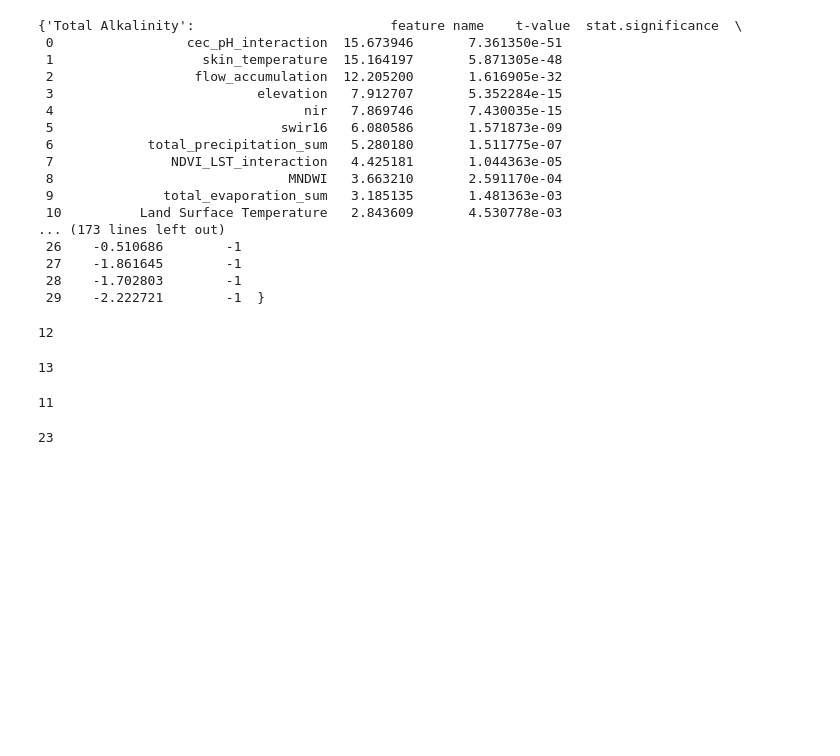
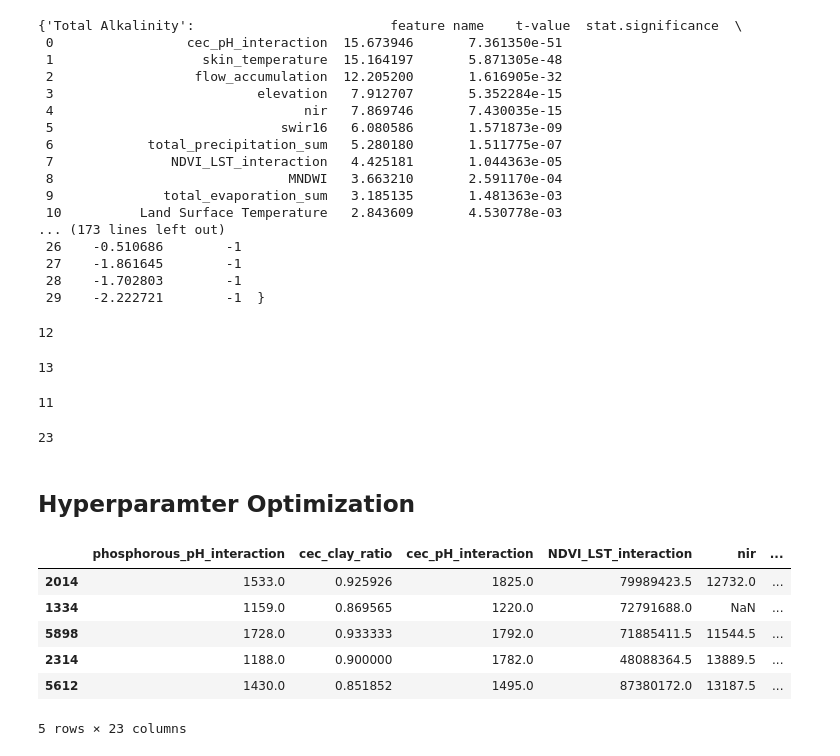
Before and after one commit to rohan-projects01/EY-AI-And-Data-Challenge, a Jupyter notebook: models/catboost.ipynb, the cells around one changed output. Saved outputs shown, nothing was run; the diff lists cells and outputs as text; code cells hidden in the pictures; blank space fills up the shorter version.

```diff
--- a/models/catboost.ipynb
+++ b/models/catboost.ipynb
@@ -180,8 +181,25 @@ len(drp_feats)
 # %% [output]
 11
 # %%
-selected_feats = set(list(total_alk_feats + elec_cond_feats + drp_feats))
+selected_feats = list(set(total_alk_feats + elec_cond_feats + drp_feats))
 
 len(selected_feats)
 # %% [output]
 23
+# %% [markdown]
+## **Hyperparamter Optimization**
+# %%
+# Define new X_train and X_test based on feature selection results
+
+X_train_fe = X_train[selected_feats]
+X_test_fe = X_test[selected_feats]
+
+X_train_fe.head()
+# %% [output]
+|  | phosphorous_pH_interaction | cec_clay_ratio | cec_pH_interaction | NDVI_LST_interaction | nir | ... |
+| 2014 | 1533.0 | 0.925926 | 1825.0 | 79989423.5 | 12732.0 | ... |
+| 1334 | 1159.0 | 0.869565 | 1220.0 | 72791688.0 | NaN | ... |
+| 5898 | 1728.0 | 0.933333 | 1792.0 | 71885411.5 | 11544.5 | ... |
+| 2314 | 1188.0 | 0.900000 | 1782.0 | 48088364.5 | 13889.5 | ... |
+| 5612 | 1430.0 | 0.851852 | 1495.0 | 87380172.0 | 13187.5 | ... |
+5 rows × 23 columns
```
Also changed, not shown: parts of 2 cells of this notebook.
